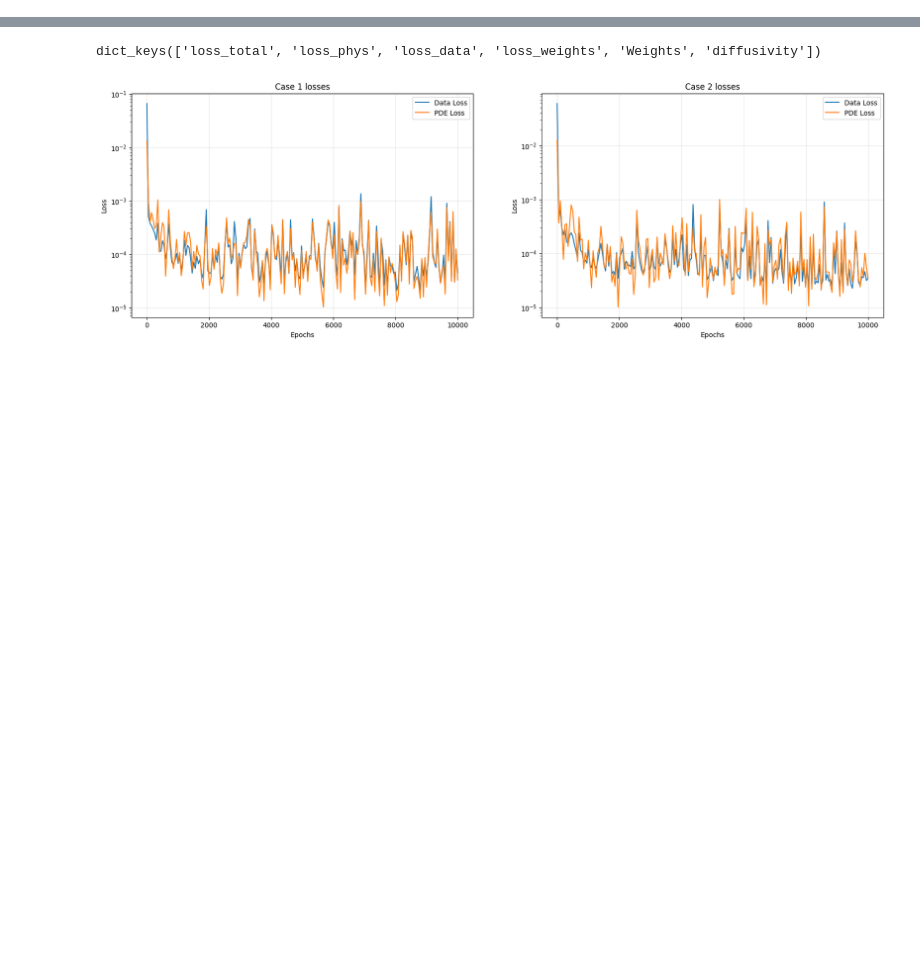
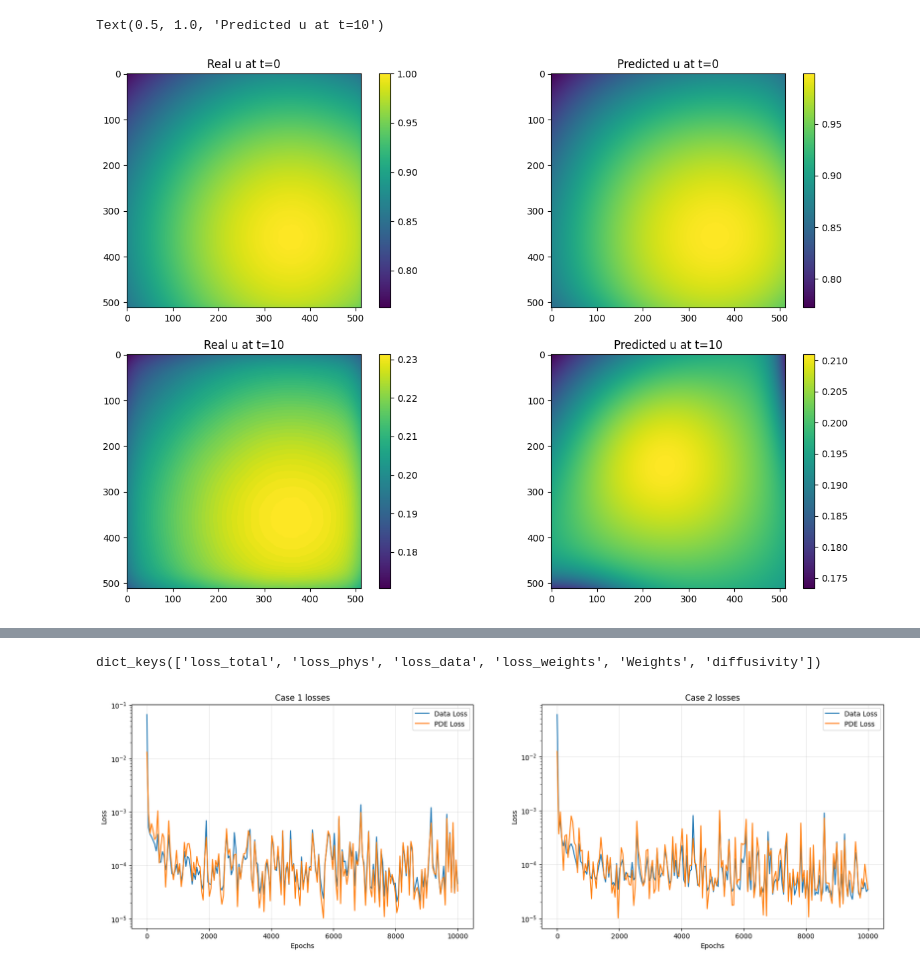
Before and after one commit to konrad-jaworski/Anisotropic_diffusivity_2, a Jupyter notebook: result_analysis.ipynb, the cells around one changed output, grey strips where cells are left out. Saved outputs shown, nothing was run; the diff lists cells and outputs as text; code cells hidden in the pictures; blank space fills up the shorter version.

```diff
--- a/result_analysis.ipynb
+++ b/result_analysis.ipynb
@@ -3,0 +113,26 @@ from matplotlib import pyplot as plt
+# %%
+plt.figure(figsize=(15,10))
+
+plt.subplot(2,2,1)
+plt.imshow(data[34,:,:])
+plt.colorbar()
+plt.title('Real u at t=0')
+
+plt.subplot(2,2,2)
+plt.imshow(pred_TYX[0,:,:])
+plt.colorbar()
+plt.title('Predicted u at t=0')
+
+
+plt.subplot(2,2,3)
+plt.imshow(data[-1,:,:])
+plt.colorbar()
+plt.title('Real u at t=10')
+
+plt.subplot(2,2,4)
+plt.imshow(pred_TYX[-1,:,:])
+plt.colorbar()
+plt.title('Predicted u at t=10')
+# %% [output]
+Text(0.5, 1.0, 'Predicted u at t=10')
+[figure, added]
```
Also changed, not shown: parts of 11 cells of this notebook, 1 other file.
